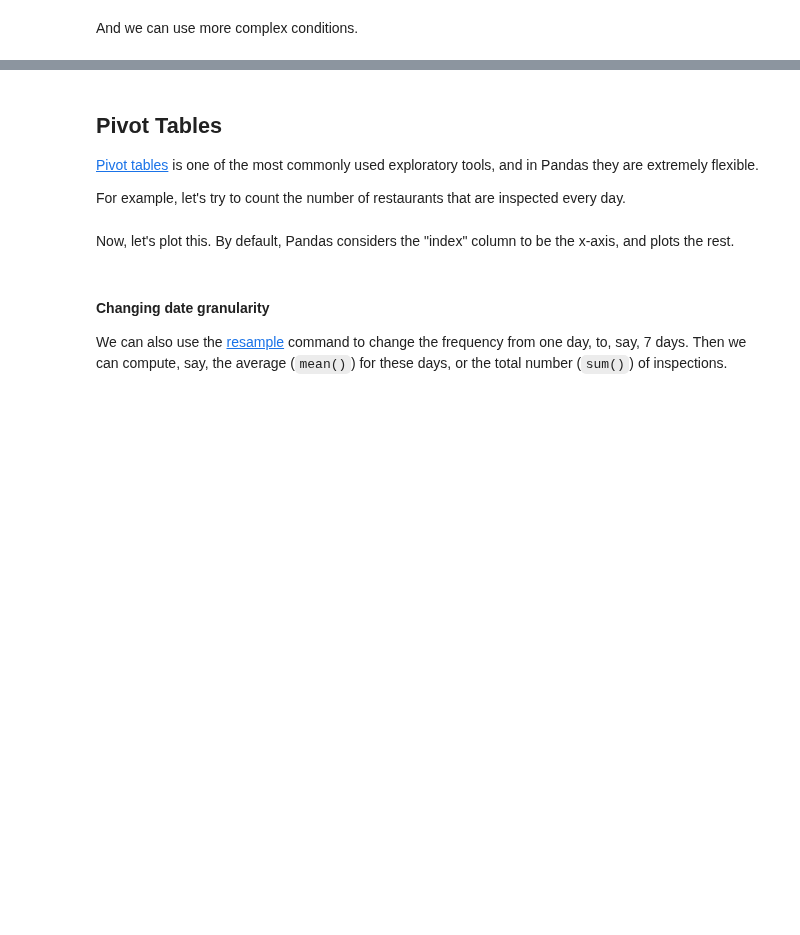
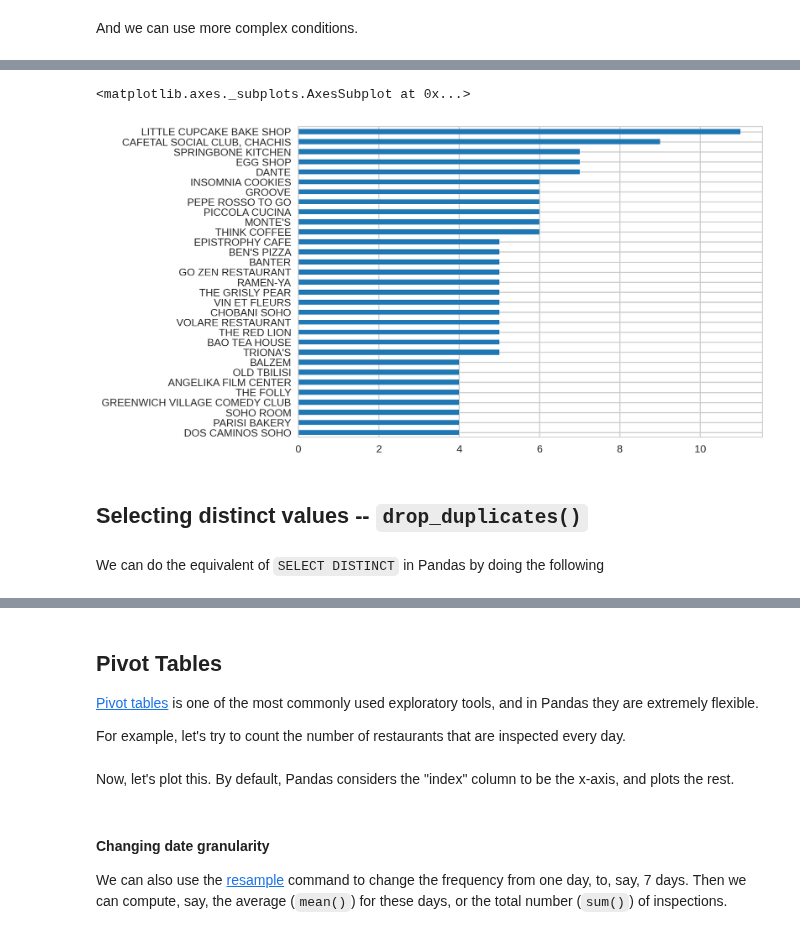
Before and after one commit to ipeirotis/dealing_with_data, a Jupyter notebook: 03-Pandas/A1-Introduction_to_Pandas_with_Examples.ipynb, the cells around one changed output, grey strips where cells are left out. Cells and saved outputs as stored; diff of their text form; code cells hidden in the pictures; blank space fills up the shorter version.

```diff
--- a/03-Pandas/A1-Introduction_to_Pandas_with_Examples.ipynb
+++ b/03-Pandas/A1-Introduction_to_Pandas_with_Examples.ipynb
@@ -134,3 +139,0 @@ restaurants.apply(distance_from_NYU, axis='columns')
-# %%
-# We can save the outcome in a new column like this:
-restaurants['NYU_distance'] = restaurants.apply(distance_from_NYU, axis='columns')
@@ -142,20 +140,3 @@ restaurants.sort_values('NYU_distance')
-# %%
-from geopy import distance
-
-# A bit more accurate distance calculation
-def distance_from_NYU_geodesic(row):
-  NYU_lon = -73.9962293
-  NYU_lat = 40.7291527
-  NYU = (NYU_lat, NYU_lon)
-  rest = (row.Latitude, row.Longitude)
-  if pd.isnull(row.Latitude) or pd.isnull(row.Longitude):
-    return None
-  return distance.distance(NYU, rest).miles
-
-  # We can save the outcome in a new column like this:
-restaurants['distance_from_NYU_geodesic'] = restaurants.apply(distance_from_NYU_geodesic, axis='columns')
-
-restaurants.sort_values('distance_from_NYU_geodesic')
 # %% [markdown]
 ## Descriptive statistics
 # %% [markdown]
@@ -346,4 +463,10 @@ And we can use more complex conditions.
 # AND in pandas is "&"
 # OR in pandas is "|"
 # %%
-mice_10012 = (restaurants["VIOLATION CODE"] == "04L") & (restaurants["ZIPCODE"] == "10012")
+has_mice_10012 = (
+    restaurants
+    .query(' `VIOLATION CODE` == "04L" & ZIPCODE == "10012" ')
+    .filter( items = ['DBA', 'BUILDING', 'STREET', 'INSPECTION DATE'])
+)
+
+has_mice_10012
@@ -350,4 +487 @@ mice_10012 = (restaurants["VIOLATION CODE"] == "04L") & (restaurants["ZIPCODE"]
-# %%
-has_mice_10012 = restaurants[mice_10012]
-has_mice_10012
 # %%
@@ -355,2 +507,9 @@ has_mice_10012["DBA"].value_counts()[:20]
 # %%
-has_mice_10012["DBA"].value_counts()[20::-1].plot(kind="barh")
+has_mice_10012["DBA"].value_counts()[30::-1].plot(kind="barh")
+# %% [output]
+<matplotlib.axes._subplots.AxesSubplot at 0x...>
+[figure, added]
+# %% [markdown]
+## Selecting distinct values -- `drop_duplicates()`
+# %% [markdown]
+We can do the equivalent of `SELECT DISTINCT` in Pandas by doing the following
```
Also changed, not shown: parts of 63 cells of this notebook.
